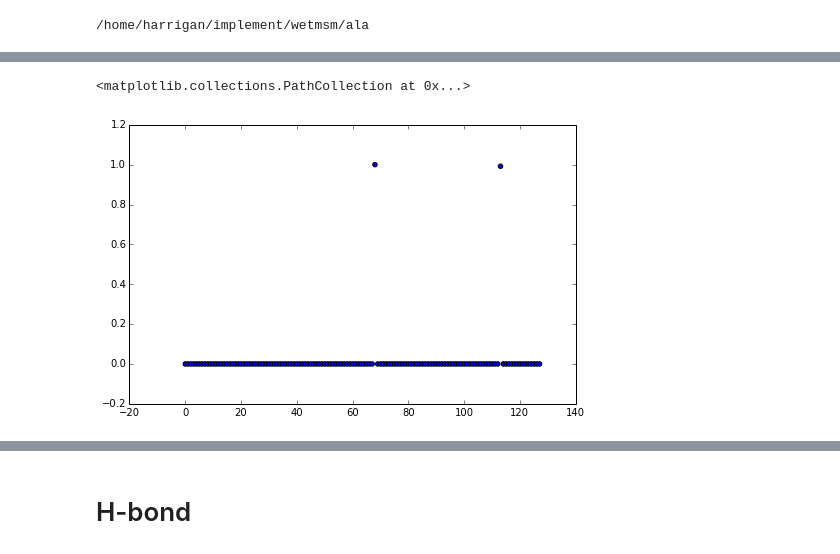
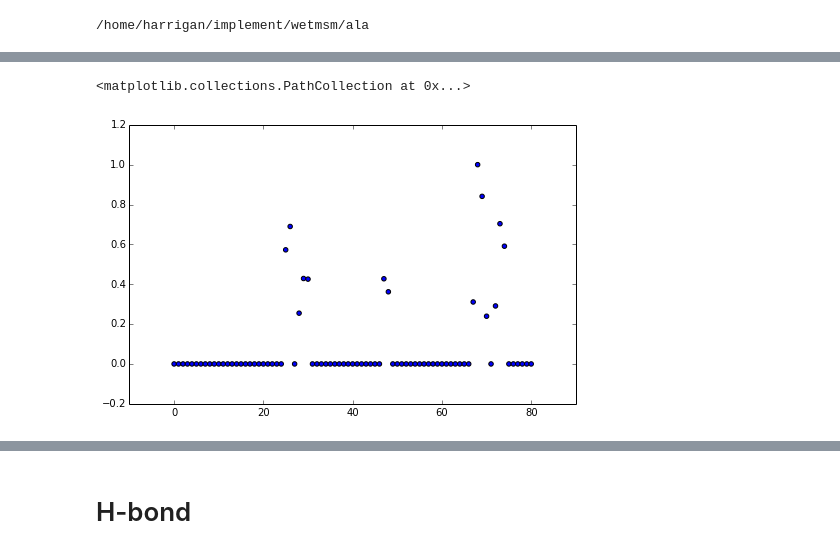
Before and after one commit to mpharrigan/wetmsm, a Jupyter notebook: ipython/ala_water/2-ala_water_tica.ipynb, the cells around one changed output, grey strips where cells are left out. Cells and saved outputs as stored; diff of their text form; code cells hidden in the pictures.

```diff
--- a/ipython/ala_water/2-ala_water_tica.ipynb
+++ b/ipython/ala_water/2-ala_water_tica.ipynb
@@ -202,7 +198,7 @@ cd ~/implement/wetmsm/ala/
 n_frames = 50000
 n_atoms = 3470
 n_solute = 9
-n_shells = 5
+n_shells = 6
 # %%
 vmdo = vmd_write.VMDWriter(assn=assno, solvent_ind=o_solvent, n_frames=n_frames, n_atoms=n_atoms,
                 n_solute=n_solute, n_shells=n_shells)
@@ -220,23 +219,29 @@ print(deleted)
+# %%
+deletedo = deleted[np.where(deleted < n_solute * n_shells)[0]]
+deletedh12 = deleted[np.where(deleted >= n_solute * n_shells)[0]] - n_solute * n_shells
 # %%
-cutoff = 0.3
+cutoff = 0.2
 
-l1 = (9*5)-len(deleted)
-l2 = (9*5)
+l1 = (n_solute * n_shells) - len(deletedo)
+l2 = (n_solute * n_shells) - len(deletedh12)
 
 loadingo = tic1[0:l1]
 loadingo[loadingo <= cutoff] = 0.0
 
-loadingh1 = tic1[l1:l1+l2]
-loadingh1[loadingh1 <= cutoff] = 0.0
+loadingh = tic1[l1:]
+loadingh[loadingh <= cutoff] = 0.0
 
-loadingh2 = tic1[l1+l2:l1+l2+l2]
-loadingh2[loadingh2 <= cutoff] = 0.0
+#loadingh1 = tic1[l1:l1+l2]
+#loadingh1[loadingh1 <= cutoff] = 0.0
+
+#loadingh2 = tic1[l1+l2:l1+l2+l2]
+#loadingh2[loadingh2 <= cutoff] = 0.0
 
 plt.subplots(figsize=(8,5))
 plt.scatter(range(len(loadingo)), loadingo)
-plt.scatter(len(loadingo) + np.arange(len(loadingh1)), loadingh1)
-plt.scatter(len(loadingo) + len(loadingh1) + np.arange(len(loadingh2)), loadingh2)
+plt.scatter(len(loadingo) + np.arange(len(loadingh1)), loadingh)
+#plt.scatter(len(loadingo) + len(loadingh1) + np.arange(len(loadingh2)), loadingh2)
 # %% [output]
 <matplotlib.collections.PathCollection at 0x...>
-[figure, old version]
+[figure, new version]
 # %%
```
Also changed, not shown: parts of 30 cells of this notebook, 3 other files.
